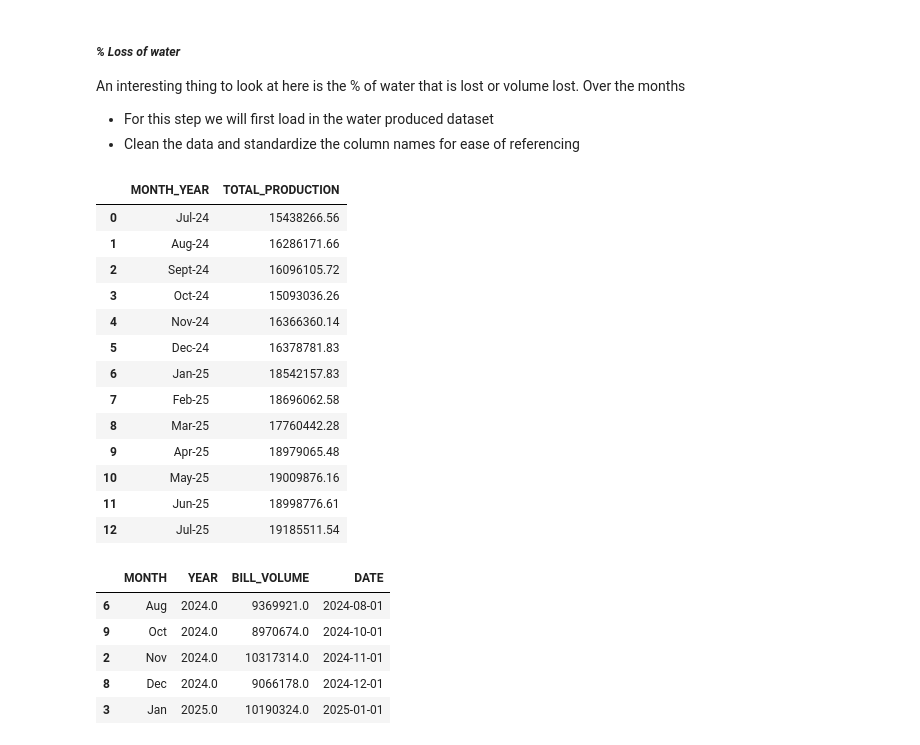
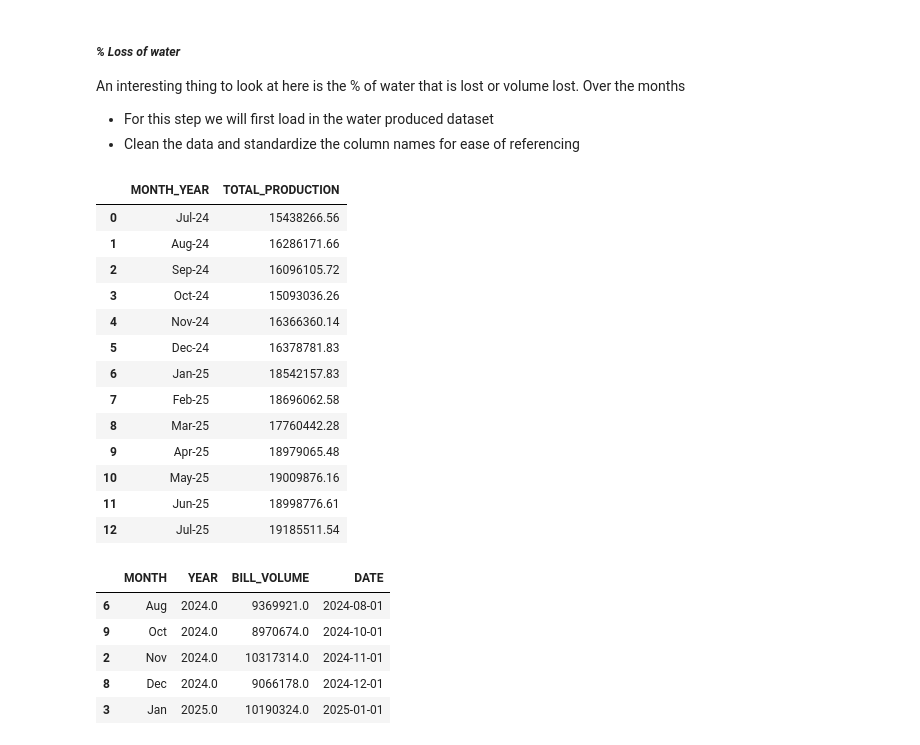
Before and after one commit to Assesa44/water-loss-reduction-through-smart-metering, a Jupyter notebook: Notebooks/Final/nairobi_water_loss.ipynb, the cells around one changed output. Drawn from its saved outputs; the diff is of its cells as text; code cells hidden in the pictures.

```diff
--- a/Notebooks/Final/nairobi_water_loss.ipynb
+++ b/Notebooks/Final/nairobi_water_loss.ipynb
@@ -723,20 +726,20 @@ An interesting thing to look at here is the % of water that is lost or volume lo
 # %%
 # Load in the production volumes
 vol_produced = pd.read_csv("../../Data/raw_data/Copy of Water_Produced.xlsx - PRODUCTION.csv")
 
 # Rename the columns
-vol_produced = vol_produced.loc[:,['MONTH with yr','TOTAL PRODUCTION  (m3)']].rename(columns={'TOTAL PRODUCTION  (m3)': 'TOTAL_PRODUCTION', 'MONTH with yr':'MONTH_YEAR'})
+vol_produced = vol_produced.loc[:,['MONTH','TOTAL PRODUCTION  (m3)']].rename(columns={'TOTAL PRODUCTION  (m3)': 'TOTAL_PRODUCTION', 'MONTH':'MONTH_YEAR'})
 
 # Remove all the commas
 vol_produced['TOTAL_PRODUCTION'] = vol_produced['TOTAL_PRODUCTION'].replace(',', '', regex=True).astype(float)
 
 # Preview data
 vol_produced
 # %% [output]
 |  | MONTH_YEAR | TOTAL_PRODUCTION |
 | 0 | Jul-24 | 15438266.56 |
 | 1 | Aug-24 | 16286171.66 |
-| 2 | Sept-24 | 16096105.72 |
+| 2 | Sep-24 | 16096105.72 |
 | 3 | Oct-24 | 15093036.26 |
 | 4 | Nov-24 | 16366360.14 |
 | 5 | Dec-24 | 16378781.83 |
```
Also changed, not shown: parts of 29 cells of this notebook.
